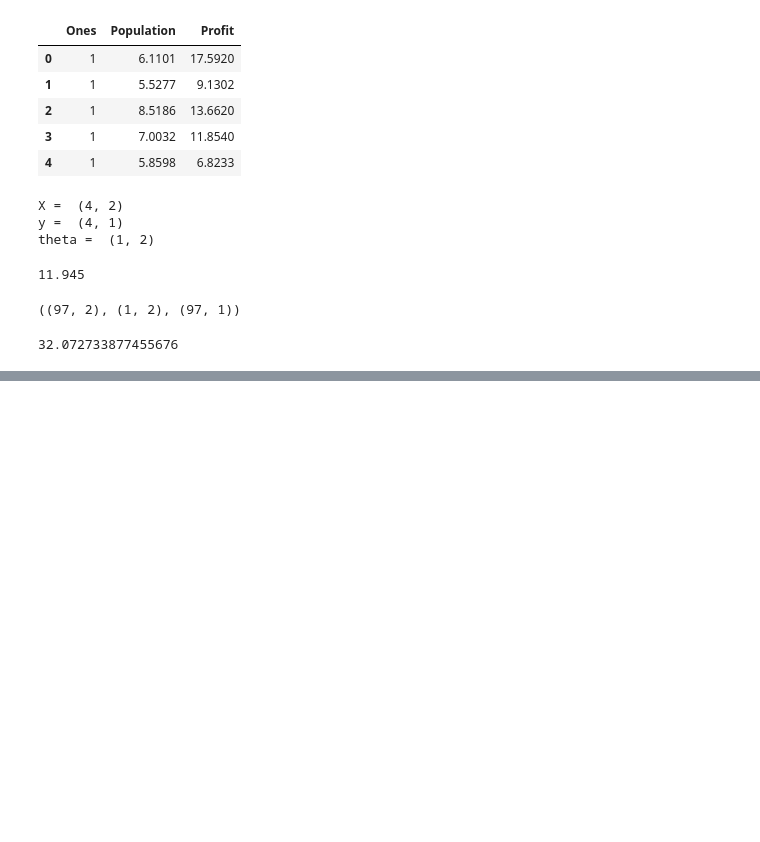
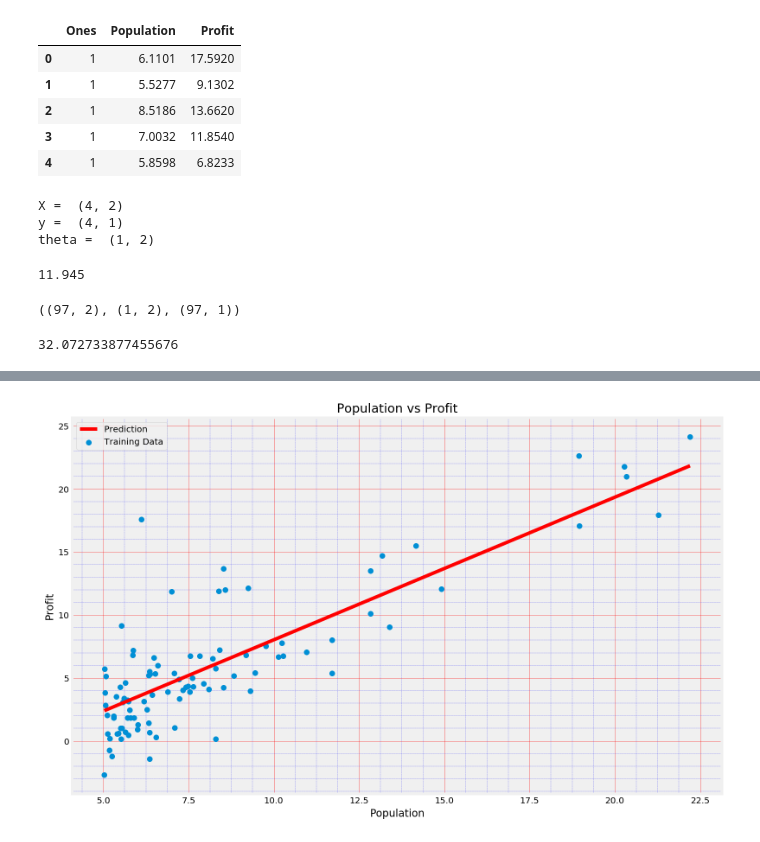
Before and after one commit to msatheeshkumar/ml-python-self-learning, a Jupyter notebook: cera/ex1/ex1.ipynb, the cells around one changed output, grey strips where cells are left out. Cells and saved outputs as stored; diff of their text form; code cells hidden in the pictures; blank space fills up the shorter version.

```diff
--- a/cera/ex1/ex1.ipynb
+++ b/cera/ex1/ex1.ipynb
@@ -113,3 +117,19 @@ J = computeCost(X, y, theta);
 J
 # %% [output]
 32.072733877455676
+# %%
+def gradientDescent(X, y, theta, alpha, num_iters):
+    m = len(X)
+    J_history = np.zeros(shape=(num_iters, 1))
+    tmpTheta = np.matrix(np.zeros(shape=theta.shape))
+    parameters = int(theta.ravel().shape[1])
+    theta_history = [] #Used to visualize the minimization path later on
+    for i in range(num_iters):
+        hs = (X * theta.T) - y
+        for j in range(parameters):
+            sumPred = (alpha/m) * (np.sum(np.multiply(hs, X[:, j])))
+            tmpTheta[0, j] = theta[0, j] - sumPred
+        theta = tmpTheta
+        theta_history.extend(list(theta[0,:]))
+        J_history[i] = computeCost(X, y, theta)
+    return theta, theta_history, J_history
@@ -115,0 +155,5 @@ J
+# %%
+theta, theta_history, J_hist = gradientDescent(np.matrix([[1, 5], [1, 2]]),
+                                 np.matrix([1, 6]).T,
+                                 np.matrix([.5, .5]), 0.1, 10);
+theta, theta_history, J_hist[0], J_hist[9]
@@ -192,0 +202,19 @@ J
+# %%
+x = np.linspace(data.Population.min(), data.Population.max(), 100)
+f = g[0, 0] + g[0, 1] * x;
+
+fig, ax = plt.subplots(figsize=(12, 8))
+ax.plot(x, f, 'r', label='Prediction')
+ax.scatter(data.Population, data.Profit, label='Training Data')
+ax.legend(loc=2)
+ax.set_xlabel('Population')
+ax.set_ylabel('Profit')
+ax.set_title('Population vs Profit')
+ax.set_axisbelow(True)
+ax.minorticks_on()
+ls = (0, (3, 1, 1, 1, 1, 1))
+ax.grid(which='major', linestyle='-', linewidth='0.3', color='red')
+ax.grid(which='minor', linestyle=ls, linewidth='0.2', color='blue')
+ax.tick_params(which='both')
+# %% [output]
+[figure, added]
```
Also changed, not shown: parts of 14 cells of this notebook.
